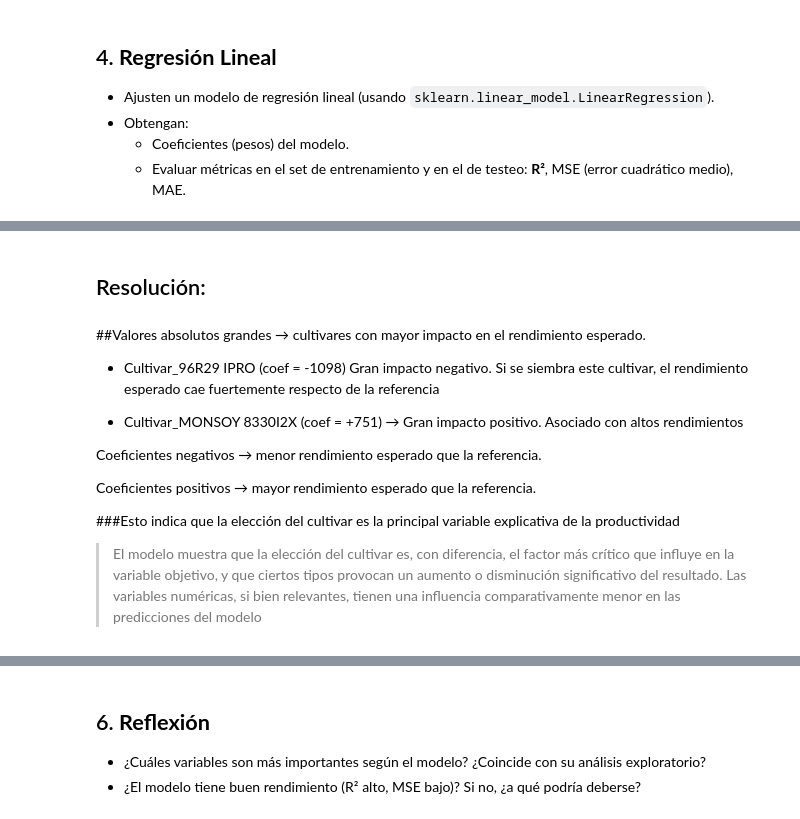
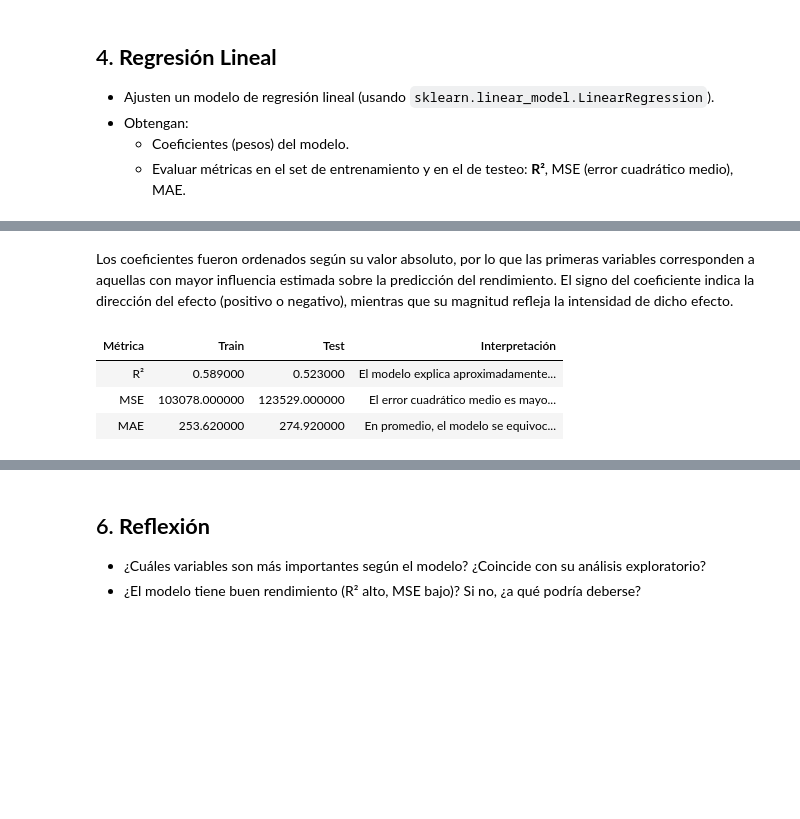
Before and after one commit to IgnacioAntonio82/APRENDIZAJE-AUTOM-TICO-1, a Jupyter notebook: TP1_AA1_regresion_lineal_Aguilar_Ignacio/TP1_RegresionLineal.ipynb, the cells around one changed output, grey strips where cells are left out. Saved outputs shown, nothing was run; the diff lists cells and outputs as text; code cells hidden in the pictures; blank space fills up the shorter version.

```diff
--- a/TP1_AA1_regresion_lineal_Aguilar_Ignacio/TP1_RegresionLineal.ipynb
+++ b/TP1_AA1_regresion_lineal_Aguilar_Ignacio/TP1_RegresionLineal.ipynb
@@ -552,18 +593,25 @@ MAE_test: 274.9220
-# %% [markdown]
-## Resolución:
-# %% [markdown]
-##Valores absolutos grandes → cultivares con mayor impacto en el rendimiento esperado.
-
-*  Cultivar_96R29 IPRO (coef = -1098) Gran impacto negativo. Si se siembra este cultivar, el rendimiento esperado cae fuertemente respecto de la referencia
-
-*  Cultivar_MONSOY 8330I2X (coef = +751) → Gran impacto positivo. Asociado con altos rendimientos
-
-Coeficientes negativos → menor rendimiento esperado que la referencia.
-
-Coeficientes positivos → mayor rendimiento esperado que la referencia.
-
-###Esto indica que la elección del cultivar es la principal variable explicativa de la productividad
-
-
-
->El modelo muestra que la elección del cultivar es, con diferencia, el factor más crítico que influye en la variable objetivo, y que ciertos tipos provocan un aumento o disminución significativo del resultado. Las variables numéricas, si bien relevantes, tienen una influencia comparativamente menor en las predicciones del modelo
+# %% [markdown]
+Los coeficientes fueron ordenados según su valor absoluto, por lo que las primeras variables corresponden a aquellas con mayor influencia estimada sobre la predicción del rendimiento. El signo del coeficiente indica la dirección del efecto (positivo o negativo), mientras que su magnitud refleja la intensidad de dicho efecto.
+# %%
+# 1. Crear los datos de la tabla
+data = {
+    "Métrica": ["R²", "MSE", "MAE"],
+    "Train": [0.589, 103078, 253.62],
+    "Test": [0.523, 123529, 274.92],
+    "Interpretación": [
+        "El modelo explica aproximadamente el 58.9 % de la variabilidad del rendimiento en entrenamiento y el 52.3 % en prueba.",
+        "El error cuadrático medio es mayor en el conjunto de prueba, lo cual es esperable.",
+        "En promedio, el modelo se equivoca aproximadamente 275 unidades de GY en el conjunto de prueba."
+    ]
+}
+
+# 2. Crear el DataFrame
+df = pd.DataFrame(data)
+
+# 3. Mostrar la tabla con un estilo elegante alineado a la izquierda para el texto
+df.style.set_properties(**{'text-align': 'left'}).hide(axis='index')
+# %% [output]
+| Métrica | Train | Test | Interpretación |
+| R² | 0.589000 | 0.523000 | El modelo explica aproximadamente... |
+| MSE | 103078.000000 | 123529.000000 | El error cuadrático medio es mayo... |
+| MAE | 253.620000 | 274.920000 | En promedio, el modelo se equivoc... |
```
Also changed, not shown: parts of 18 cells of this notebook.
